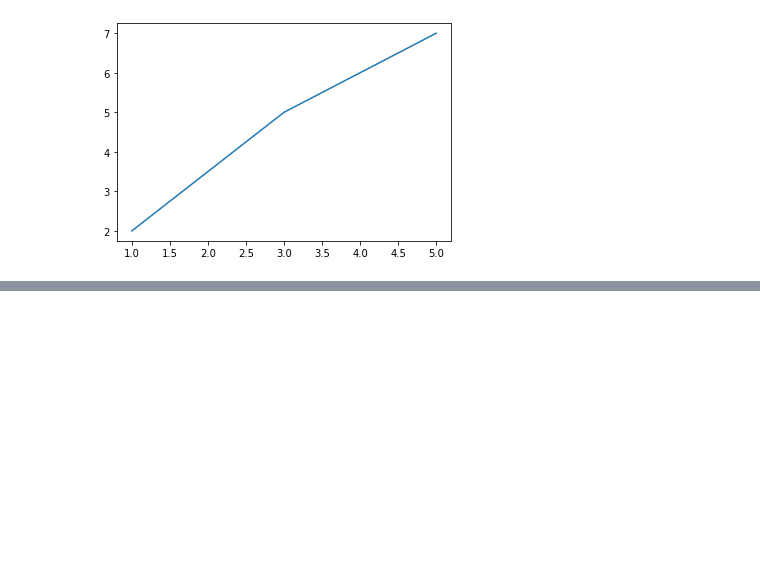
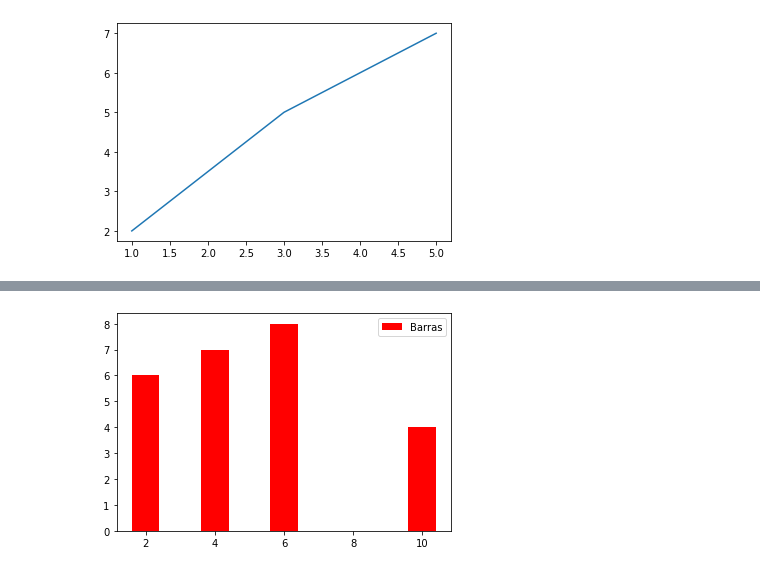
Before and after one commit to caiquemiranda/python-data-analysis-fundamentals, a Jupyter notebook: cap08-modulos-analise-dados-python/02-matplotlib.ipynb, the cells around one changed output, grey strips where cells are left out. Saved outputs shown, nothing was run; the diff lists cells and outputs as text; code cells hidden in the pictures; blank space fills up the shorter version.

```diff
--- a/cap08-modulos-analise-dados-python/02-matplotlib.ipynb
+++ b/cap08-modulos-analise-dados-python/02-matplotlib.ipynb
@@ -21,0 +45,7 @@ y = [2, 3, 4, 5, 6]
+# %%
+# plot do grafico de barras
+plt.bar(x, y, label = 'Barras', color = 'red')
+plt.legend()
+plt.show()
+# %% [output]
+[figure, added]
```
Also changed, not shown: parts of 45 cells of this notebook.
